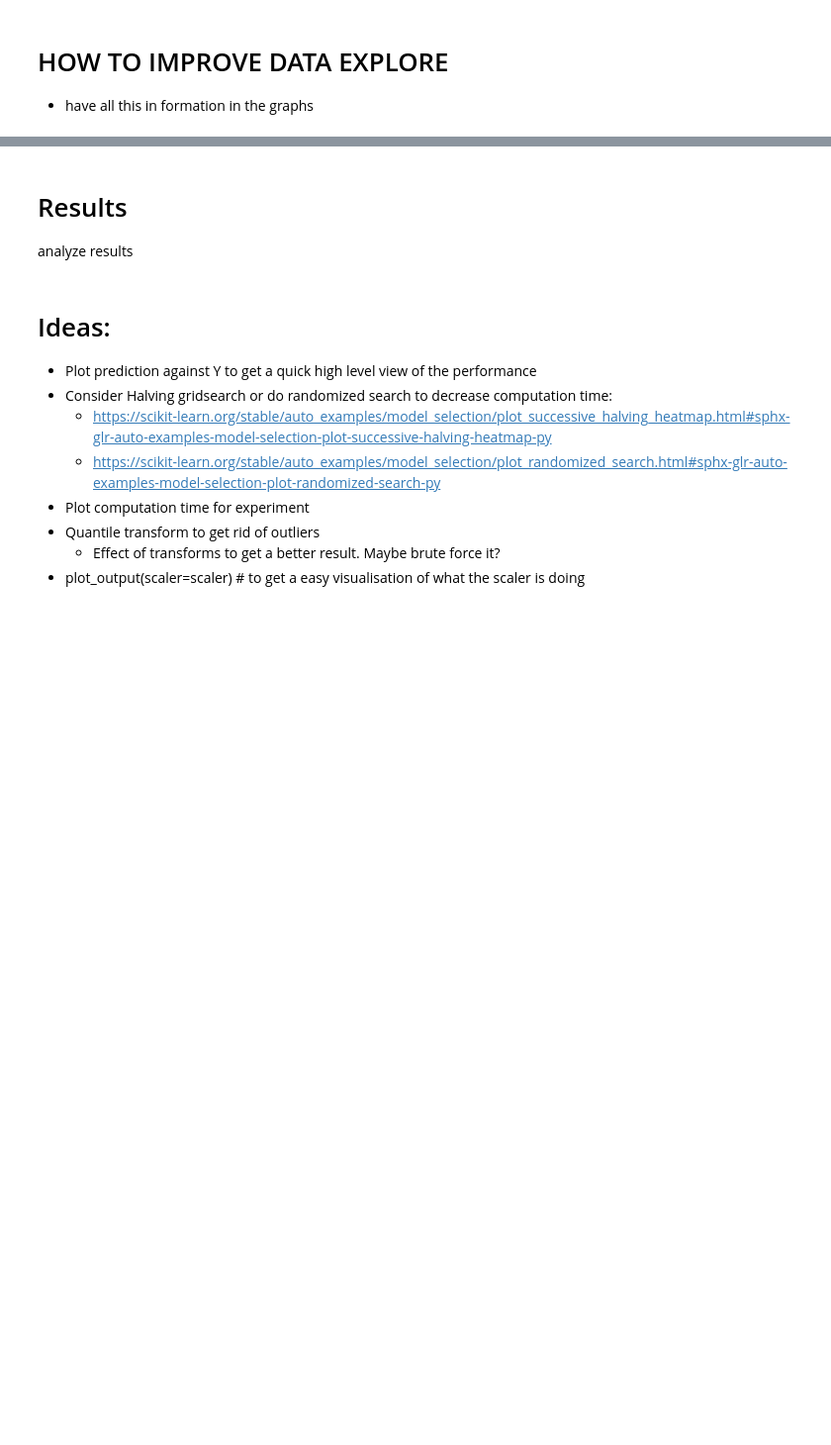
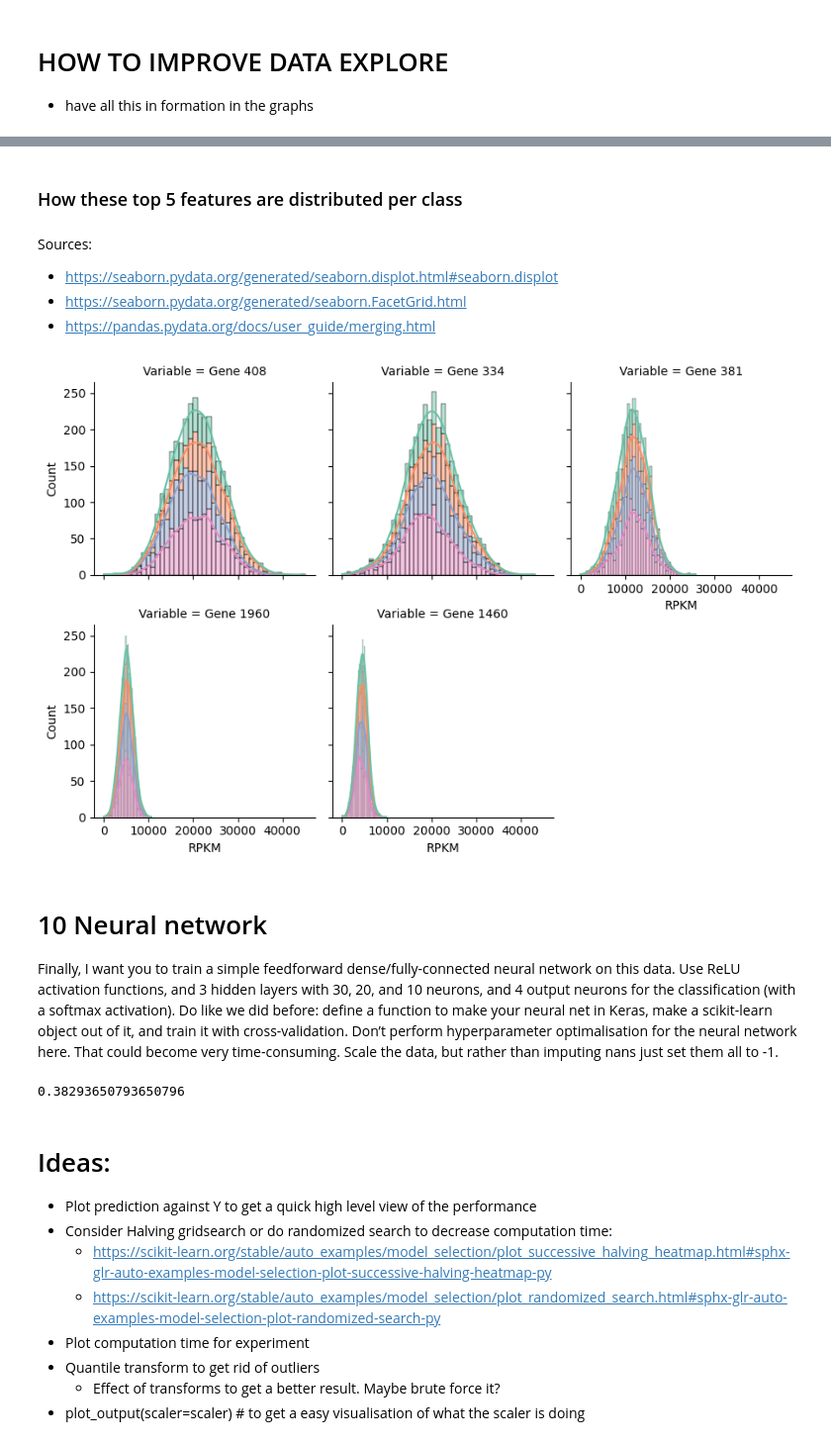
Before and after one commit to Larsdegroot/ML_bio_assignment, a Jupyter notebook: Project-Rf_neural.ipynb, the cells around one changed output, grey strips where cells are left out. Shown: that part at 99% size. Saved outputs shown, nothing was run; the diff lists cells and outputs as text; code cells hidden in the pictures; blank space fills up the shorter version.

Commit message:
Finished RF and neural net

```diff
--- a/Project-Rf_neural.ipynb
+++ b/Project-Rf_neural.ipynb
@@ -135,3 +233,20 @@ Initialize model, pipeline, cross validation, and run them
+# %% [markdown]
+### How these top 5 features are distributed per class
+# %% [markdown]
+Sources:
+- https://seaborn.pydata.org/generated/seaborn.displot.html#seaborn.displot
+- https://seaborn.pydata.org/generated/seaborn.FacetGrid.html
+- https://pandas.pydata.org/docs/user_guide/merging.html
+# %%
+data = features[forest_importances.index] # Filter for most important features
+data = pd.concat((data, labels), axis=1) # add labels as a column
+data_long = data.melt(id_vars=['Outcome'] ,var_name='Variable', value_name='RPKM') # format data to long format, RPKM =Reads Per Kilobase Mapped
+
+graph = sns.FacetGrid(data_long, col='Variable', col_wrap=3, )
+graph.map_dataframe(sns.histplot, x ='RPKM', hue='Outcome', multiple='stack', kde=True, palette='Set2')
+plt.show()
+# %% [output]
+[figure, added]
 # %% [markdown]
-# Results
-analyze results
+# 10 Neural network
+Finally, I want you to train a simple feedforward dense/fully-connected neural network on this data. Use ReLU activation functions, and 3 hidden layers with 30, 20, and 10 neurons, and 4 output neurons for the classification (with a softmax activation). Do like we did before: define a function to make your neural net in Keras, make a scikit-learn object out of it, and train it with cross-validation. Don’t perform hyperparameter optimalisation for the neural network here. That could become very time-consuming. Scale the data, but rather than imputing nans just set them all to -1.
@@ -138,3 +260,57 @@ analyze results
+# %%
+# Model / data parameters
+num_classes = 4
+input_shape = (28, 28, 1)
+
+#function to build our model
+def build_neural_net(input_shape=(2000,), hiddenLayerOne=30, hiddenLayerTwo=20, hiddenLayerThree=10, learnRate=0.01):
+    # initialize a sequential model and add layer to flatten the input data
+    model = Sequential()
+
+    model.add(Input(input_shape))
+    model.add(Dense(hiddenLayerOne, activation="relu"))
+    model.add(Dropout(0.3))
+
+    model.add(Dense(hiddenLayerTwo, activation="relu"))
+    model.add(Dropout(0.3))
+
+    model.add(Dense(hiddenLayerThree, activation="relu"))
+    model.add(Dropout(0.3))
+
+    # add a softmax layer on top
+    model.add(Dense(4, activation="softmax"))
+
+    # compile the model
+    model.compile(
+        optimizer=keras.optimizers.Adam(learning_rate=learnRate),
+        loss="sparse_categorical_crossentropy",
+        metrics=["accuracy"])
+
+    # return compiled model
+    return model
+
+model = KerasClassifier(model=build_neural_net, verbose=0)
+
+pipe = Pipeline([
+    ('normilization', StandardScaler()),
+    ('model', model)
+])
+
+# Convert dataframe to numpy array
+X_train_array = np.array(X_train)
+y_train_array = np.array(y_train)
+X_val_array = np.array(X_val)
+y_val_array = np.array(y_val)
+
+# Replace Nan values with -1
+X_train_array = np.where(np.isnan(X_train_array), -1, X_train_array)
+X_val_array = np.where(np.isnan(X_val_array), -1, X_val_array)
+
+#### NOTE PART OF THE PIPELINE IS SCALING THIS SHOULD BE DONE WITH MEAN FROM THE TRAIN DATA NOT VAL DATA CHECK IF THIS IS THE CASE
+pipe.fit(X_train_array, y_train_array)
+pipe.score(X_val_array, y_val_array)
+# %% [output]
+0.38293650793650796
 # %% [markdown]
 # Ideas:
 - Plot prediction against Y to get a quick high level  view of the performance
```
Also changed, not shown: parts of 11 cells of this notebook.
